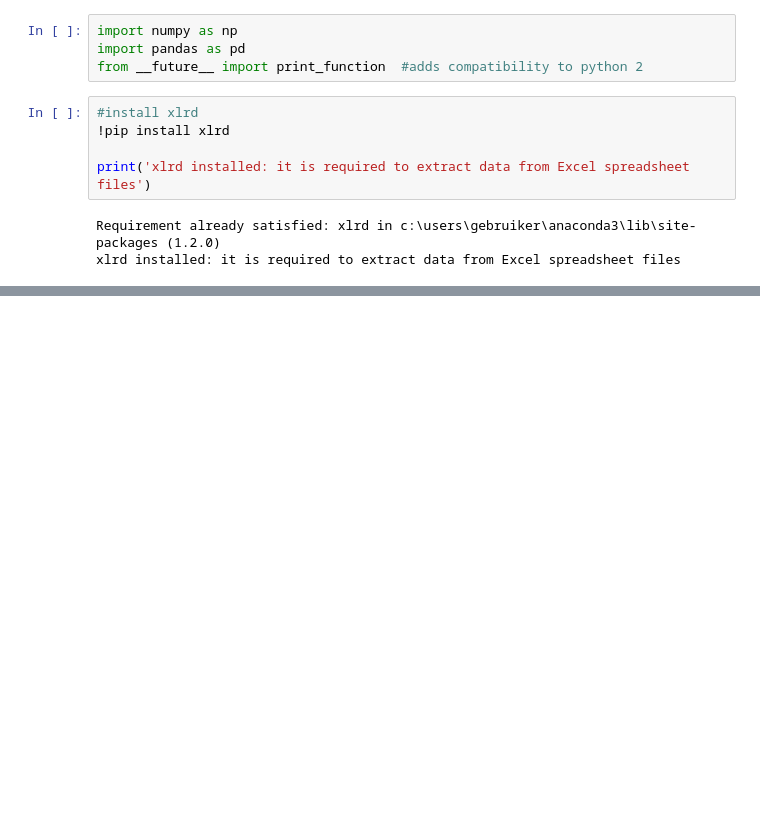
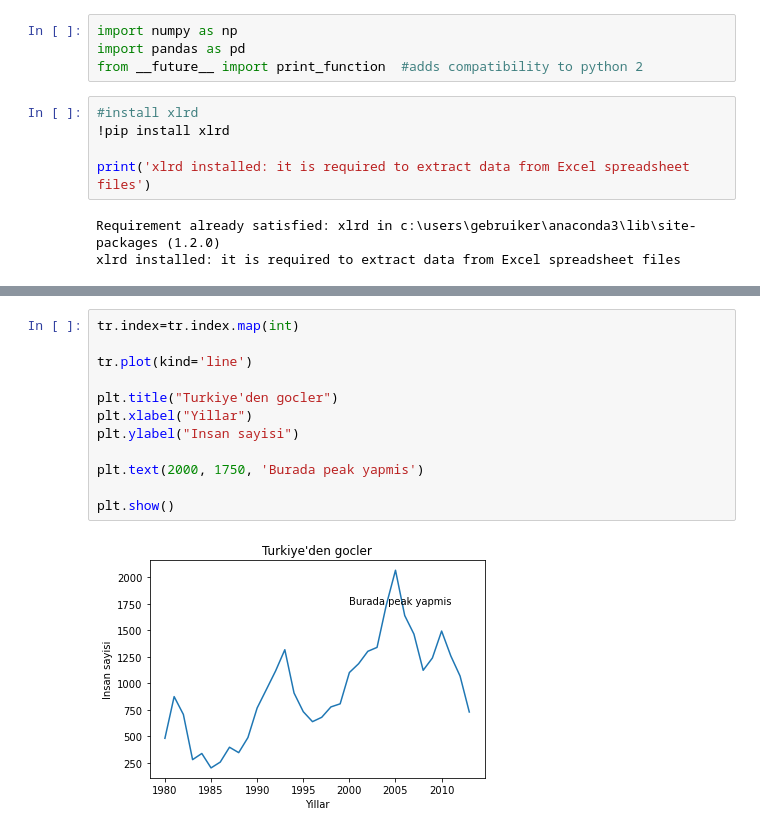
Before and after one commit to simplex06/coursera, a Jupyter notebook: Data Visualization with Python/Untitled.ipynb, the cells around one changed output, grey strips where cells are left out. Drawn from its saved outputs; the diff is of its cells as text; blank space fills up the shorter version.

```diff
--- a/Data Visualization with Python/Untitled.ipynb
+++ b/Data Visualization with Python/Untitled.ipynb
@@ -90,0 +186,14 @@ xlrd installed: it is required to extract data from Excel spreadsheet files
+# %%
+tr.index=tr.index.map(int)
+
+tr.plot(kind='line')
+
+plt.title("Turkiye'den gocler")
+plt.xlabel("Yillar")
+plt.ylabel("Insan sayisi")
+
+plt.text(2000, 1750, 'Burada peak yapmis')
+
+plt.show()
+# %% [output]
+[figure, added]
```
Also changed, not shown: parts of 21 cells of this notebook, 2 other files.
